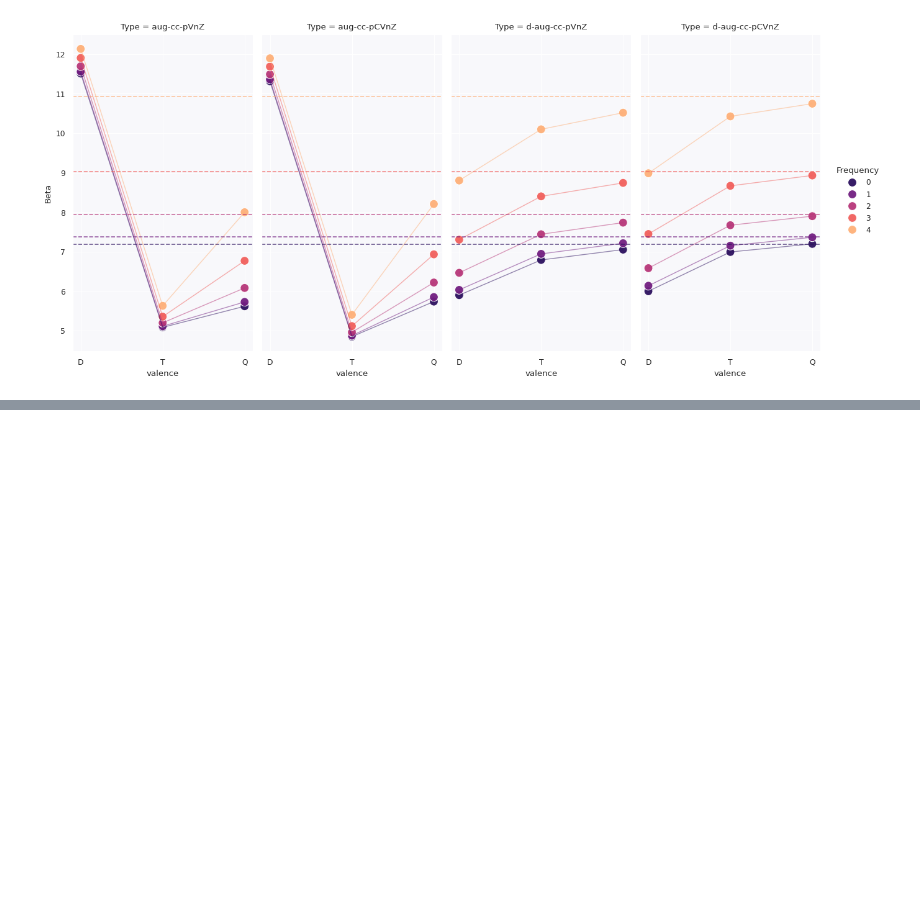
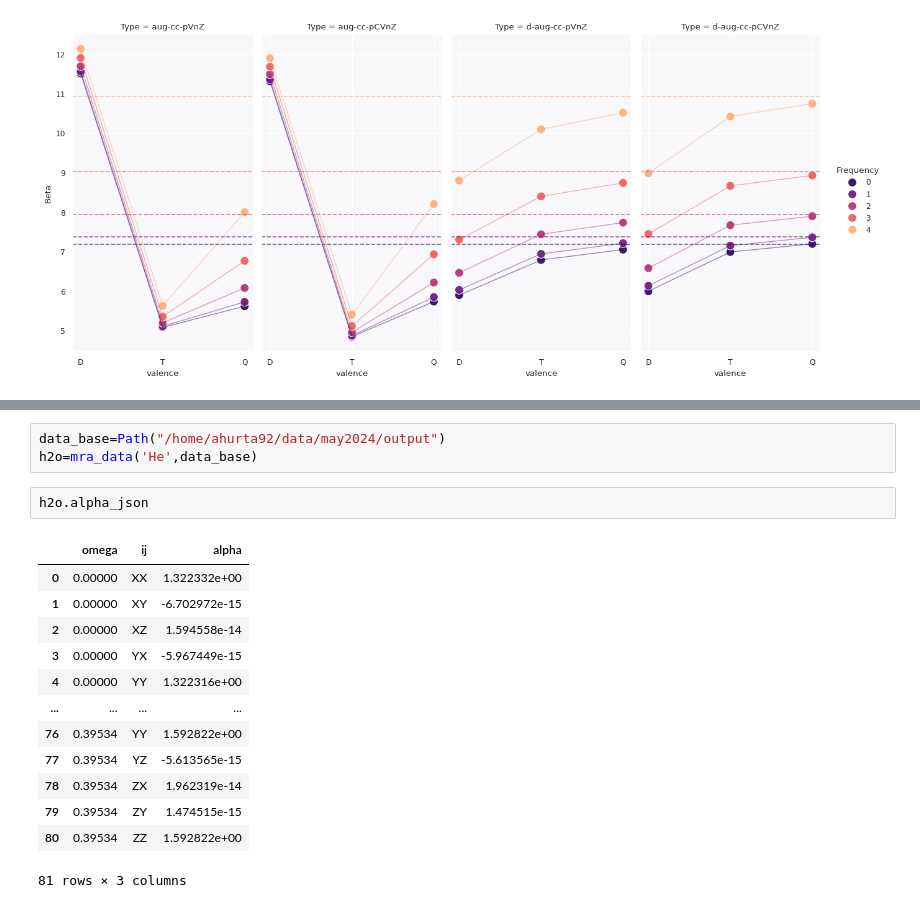
Before and after one commit to ahurta92/QuantumResponsePro, a Jupyter notebook: examples/PolarizabilityPaper/response_paper_2_toc.ipynb, the cells around one changed output, grey strips where cells are left out. Saved outputs shown, nothing was run; the diff lists cells and outputs as text; blank space fills up the shorter version.

```diff
--- a/examples/PolarizabilityPaper/response_paper_2_toc.ipynb
+++ b/examples/PolarizabilityPaper/response_paper_2_toc.ipynb
@@ -382,0 +283,19 @@ Name: Beta, dtype: object
+# %%
+data_base=Path("/home/ahurta92/data/may2024/output")
+h2o=mra_data('He',data_base)
+# %%
+h2o.alpha_json
+# %% [output]
+|  | omega | ij | alpha |
+| 0 | 0.00000 | XX | 1.322332e+00 |
+| 1 | 0.00000 | XY | -6.702972e-15 |
+| 2 | 0.00000 | XZ | 1.594558e-14 |
+| 3 | 0.00000 | YX | -5.967449e-15 |
+| 4 | 0.00000 | YY | 1.322316e+00 |
+| ... | ... | ... | ... |
+| 76 | 0.39534 | YY | 1.592822e+00 |
+| 77 | 0.39534 | YZ | -5.613565e-15 |
+| 78 | 0.39534 | ZX | 1.962319e-14 |
+| 79 | 0.39534 | ZY | 1.474515e-15 |
+| 80 | 0.39534 | ZZ | 1.592822e+00 |
+81 rows × 3 columns
```
Also changed, not shown: parts of 23 cells of this notebook.
